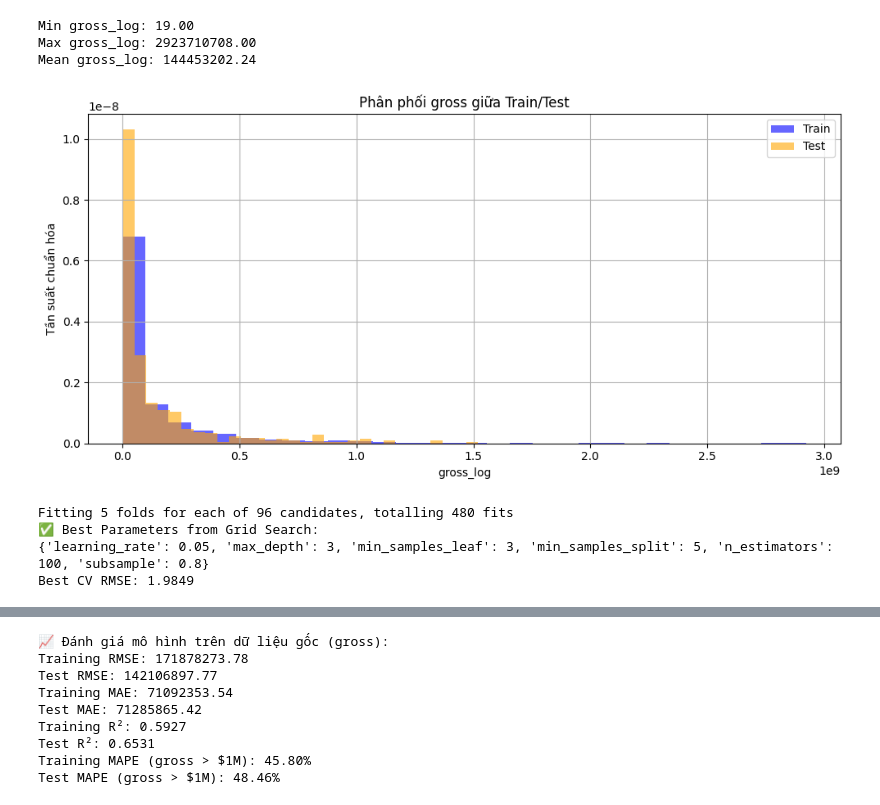
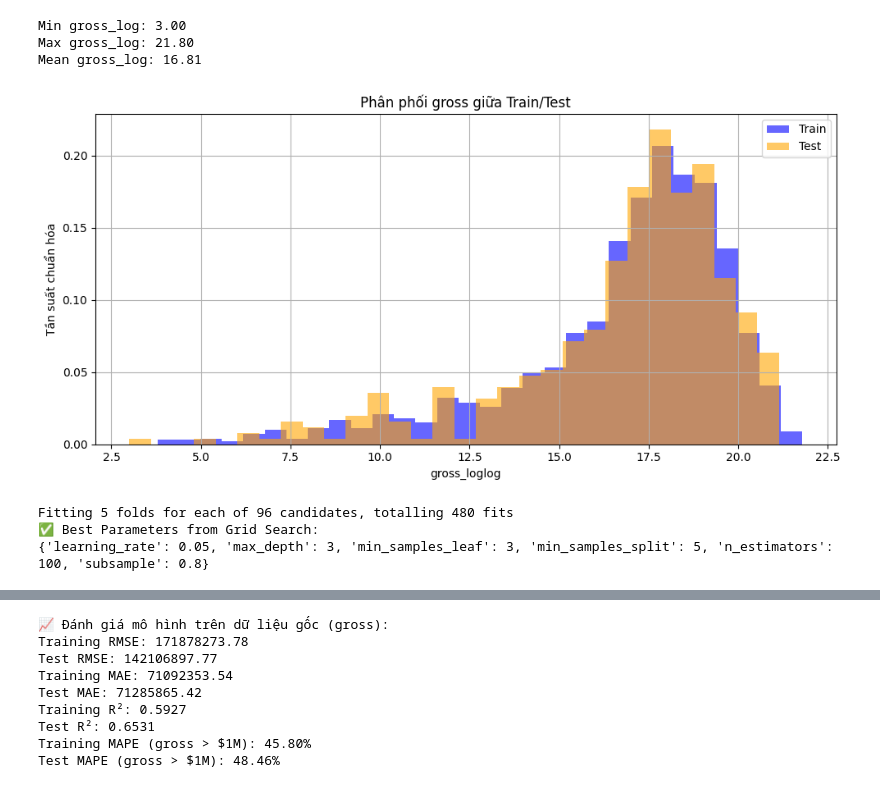
Before and after one commit to phuocnguyen2412/movie-analyst, a Jupyter notebook: Gradient_Boosting_model.ipynb, the cells around one changed output, grey strips where cells are left out. Drawn from its saved outputs; the diff is of its cells as text; code cells hidden in the pictures.

```diff
--- a/Gradient_Boosting_model.ipynb
+++ b/Gradient_Boosting_model.ipynb
@@ -14,38 +14,38 @@ df = pd.read_csv("dataset/encoded_data.csv")
 
 # Feature và target
 X = df.drop(columns=['gross', 'gross_log'])
 y = df['gross_log']
 
 # Rời rạc hóa target thành 10 nhóm
 y_binned = pd.qcut(y, q=10, labels=False, duplicates='drop')
 
 # Chia train/test với phân phối giống nhau
 splitter = StratifiedShuffleSplit(n_splits=1, test_size=0.2, random_state=42)
 for train_idx, test_idx in splitter.split(X, y_binned):
     X_train, X_test = X.iloc[train_idx], X.iloc[test_idx]
     y_train, y_test = y.iloc[train_idx], y.iloc[test_idx]
 
 # Thống kê
 print(f"Min gross_log: {y.min():.2f}")
 print(f"Max gross_log: {y.max():.2f}")
 print(f"Mean gross_log: {y.mean():.2f}")
 
 # Vẽ phân phối
 plt.figure(figsize=(10, 5))
 plt.hist(y_train, bins=30, alpha=0.6, label='Train', color='blue', density=True)
 plt.hist(y_test, bins=30, alpha=0.6, label='Test', color='orange', density=True)
 plt.title("Phân phối gross giữa Train/Test")
-plt.xlabel("gross_log")
+plt.xlabel("gross_loglog")
 plt.ylabel("Tần suất chuẩn hóa")
 plt.legend()
 plt.grid(True)
 plt.tight_layout()
 plt.show()
 # %% [output]
-Min gross_log: 19.00
-Max gross_log: 2923710708.00
-Mean gross_log: 144453202.24
+Min gross_log: 3.00
+Max gross_log: 21.80
+Mean gross_log: 16.81
-[figure, old version]
+[figure, new version]
 # %%
 # Định nghĩa tập tham số cần tìm kiếm
 param_grid = {
@@ -81,12 +81,10 @@ grid_search.fit(X_train_scaled, y_train)
 # In kết quả tốt nhất
 print("✅ Best Parameters from Grid Search:")
 print(grid_search.best_params_)
-print(f"Best CV RMSE: {-grid_search.best_score_:.4f}")
 # %% [output]
 Fitting 5 folds for each of 96 candidates, totalling 480 fits
 ✅ Best Parameters from Grid Search:
 {'learning_rate': 0.05, 'max_depth': 3, 'min_samples_leaf': 3, 'min_samples_split': 5, 'n_estimators': 100, 'subsample': 0.8}
-Best CV RMSE: 1.9849
 # %%
 # Dùng mô hình tốt nhất để thay cho model ban đầu
 model = grid_search.best_estimator_
```
Also changed, not shown: parts of 3 cells of this notebook.
